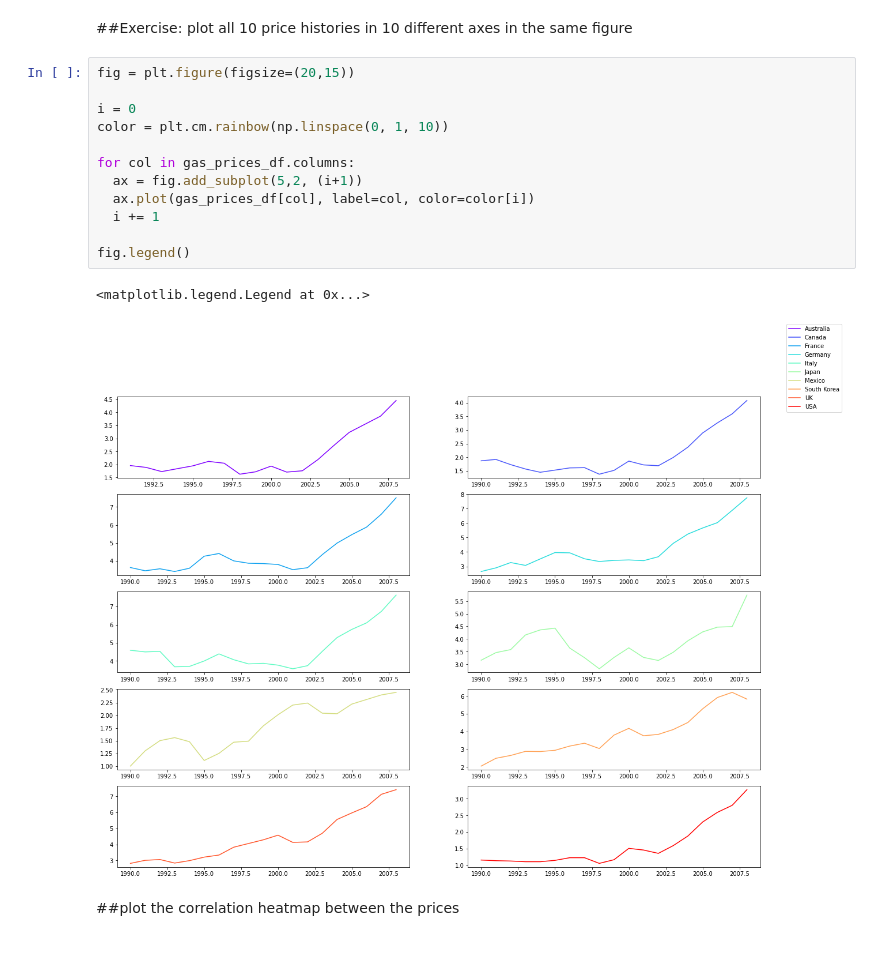
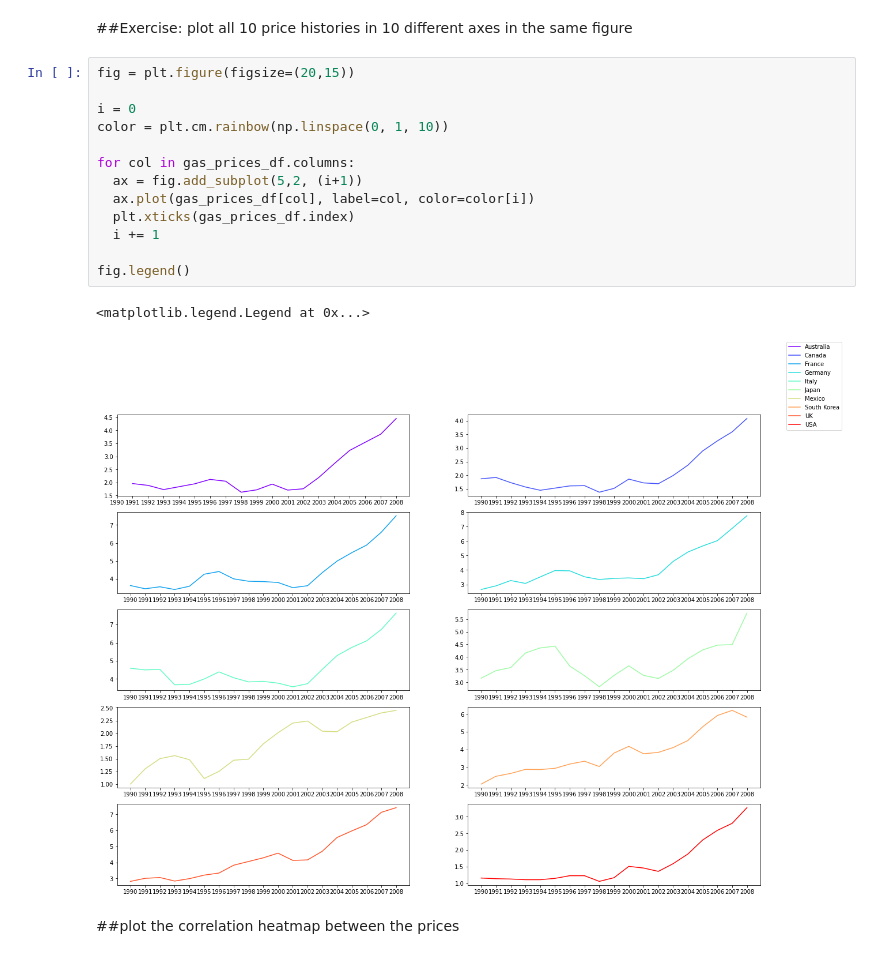
Before and after one commit to LucBert/Demo, a Jupyter notebook: Lecture_14_Graphs_and_Groupby.ipynb, the cells around one changed output. Cells and saved outputs as stored; diff of their text form.

```diff
--- a/Lecture_14_Graphs_and_Groupby.ipynb
+++ b/Lecture_14_Graphs_and_Groupby.ipynb
@@ -237,18 +237,19 @@ plt.legend()
 # %%
 fig = plt.figure(figsize=(20,15))
 
 i = 0
 color = plt.cm.rainbow(np.linspace(0, 1, 10))
 
 for col in gas_prices_df.columns:
   ax = fig.add_subplot(5,2, (i+1))
   ax.plot(gas_prices_df[col], label=col, color=color[i])
+  plt.xticks(gas_prices_df.index)
   i += 1
 
 fig.legend()
 # %% [output]
 <matplotlib.legend.Legend at 0x...>
-[figure, old version]
+[figure, new version]
 # %% [markdown]
 ##plot the correlation heatmap between the prices
 # %%
```
Also changed, not shown: parts of 2 cells of this notebook.
